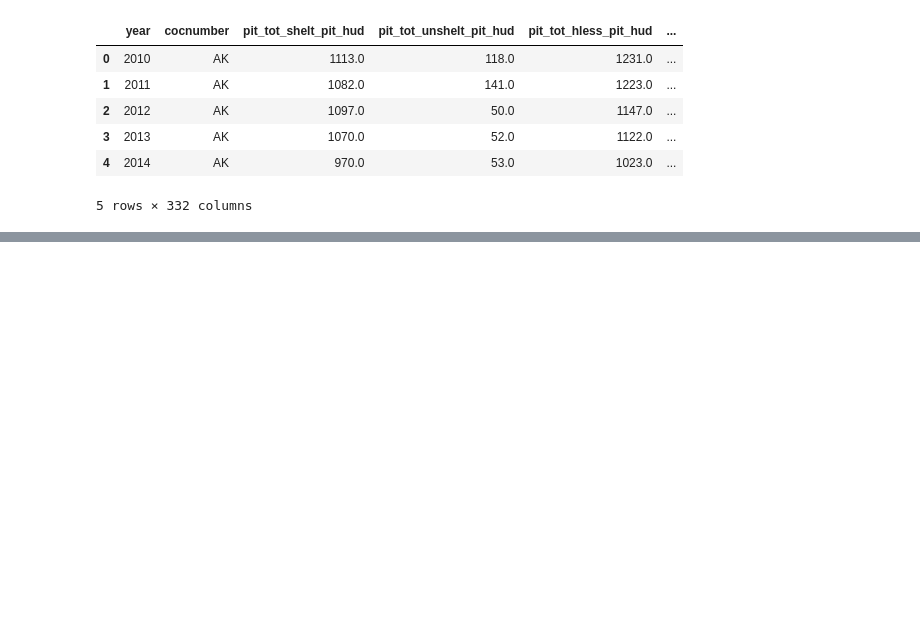
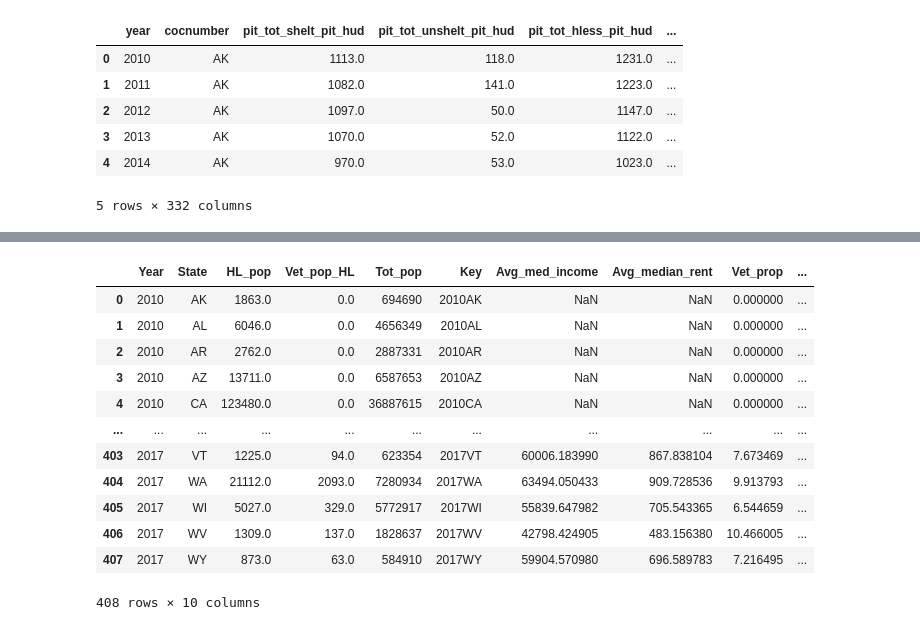
Before and after one commit to willdavis111/US_Homelessness_BY_State, a Jupyter notebook: Homelessness.ipynb, the cells around one changed output, grey strips where cells are left out. Drawn from its saved outputs; the diff is of its cells as text; code cells hidden in the pictures; blank space fills up the shorter version.

```diff
--- a/Homelessness.ipynb
+++ b/Homelessness.ipynb
@@ -57,0 +50,3 @@ df_df = df_df[df_cols]
+# %%
+pop_df = pop_df.groupby(['Year', 'State'],as_index=False).sum()
+avg_df = avg_df.groupby(['Year', 'State'],as_index=False).mean()
@@ -57,0 +69,27 @@ df_df = df_df[df_cols]
+# %%
+pop_df['Key'] = pop_df['Year'].astype(str) + pop_df['State']
+avg_df['Key'] = avg_df['Year'].astype(str) + avg_df['State']
+# %%
+use_cols = avg_df.columns.difference(pop_df.columns)
+use_cols = use_cols.tolist()
+use_cols.append('Key')
+# %%
+combined_df = pd.merge(pop_df, avg_df[use_cols], on ='Key', how ='outer')
+# %%
+combined_df['Vet_prop'] = combined_df['Vet_pop_HL'] / combined_df['HL_pop'] * 100
+combined_df['HL_prop'] = combined_df['HL_pop'] / combined_df['Tot_pop'] * 100
+combined_df
+# %% [output]
+|  | Year | State | HL_pop | Vet_pop_HL | Tot_pop | Key | Avg_med_income | Avg_median_rent | Vet_prop | ... |
+| 0 | 2010 | AK | 1863.0 | 0.0 | 694690 | 2010AK | NaN | NaN | 0.000000 | ... |
+| 1 | 2010 | AL | 6046.0 | 0.0 | 4656349 | 2010AL | NaN | NaN | 0.000000 | ... |
+| 2 | 2010 | AR | 2762.0 | 0.0 | 2887331 | 2010AR | NaN | NaN | 0.000000 | ... |
+| 3 | 2010 | AZ | 13711.0 | 0.0 | 6587653 | 2010AZ | NaN | NaN | 0.000000 | ... |
+| 4 | 2010 | CA | 123480.0 | 0.0 | 36887615 | 2010CA | NaN | NaN | 0.000000 | ... |
+| ... | ... | ... | ... | ... | ... | ... | ... | ... | ... | ... |
+| 403 | 2017 | VT | 1225.0 | 94.0 | 623354 | 2017VT | 60006.183990 | 867.838104 | 7.673469 | ... |
+| 404 | 2017 | WA | 21112.0 | 2093.0 | 7280934 | 2017WA | 63494.050433 | 909.728536 | 9.913793 | ... |
+| 405 | 2017 | WI | 5027.0 | 329.0 | 5772917 | 2017WI | 55839.647982 | 705.543365 | 6.544659 | ... |
+| 406 | 2017 | WV | 1309.0 | 137.0 | 1828637 | 2017WV | 42798.424905 | 483.156380 | 10.466005 | ... |
+| 407 | 2017 | WY | 873.0 | 63.0 | 584910 | 2017WY | 59904.570980 | 696.589783 | 7.216495 | ... |
+408 rows × 10 columns
```
Also changed, not shown: parts of 18 cells of this notebook.
